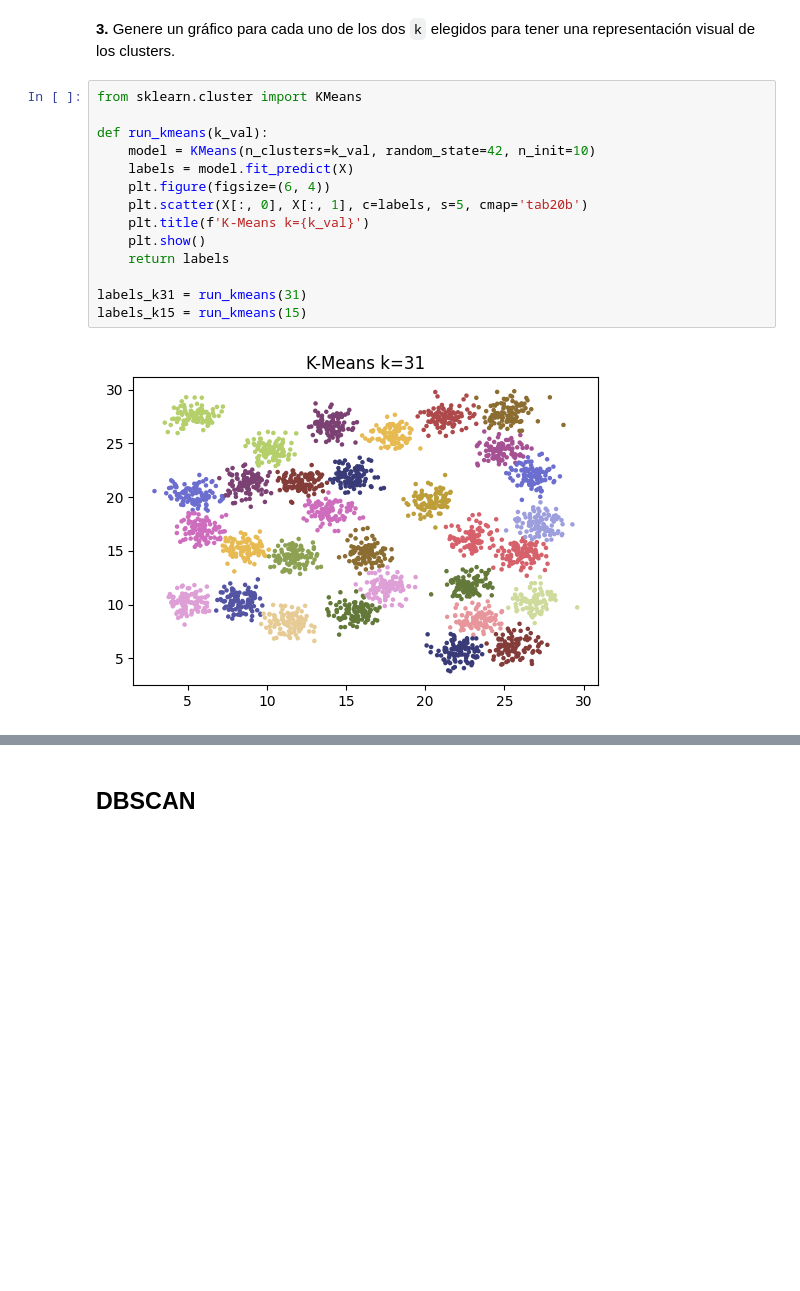
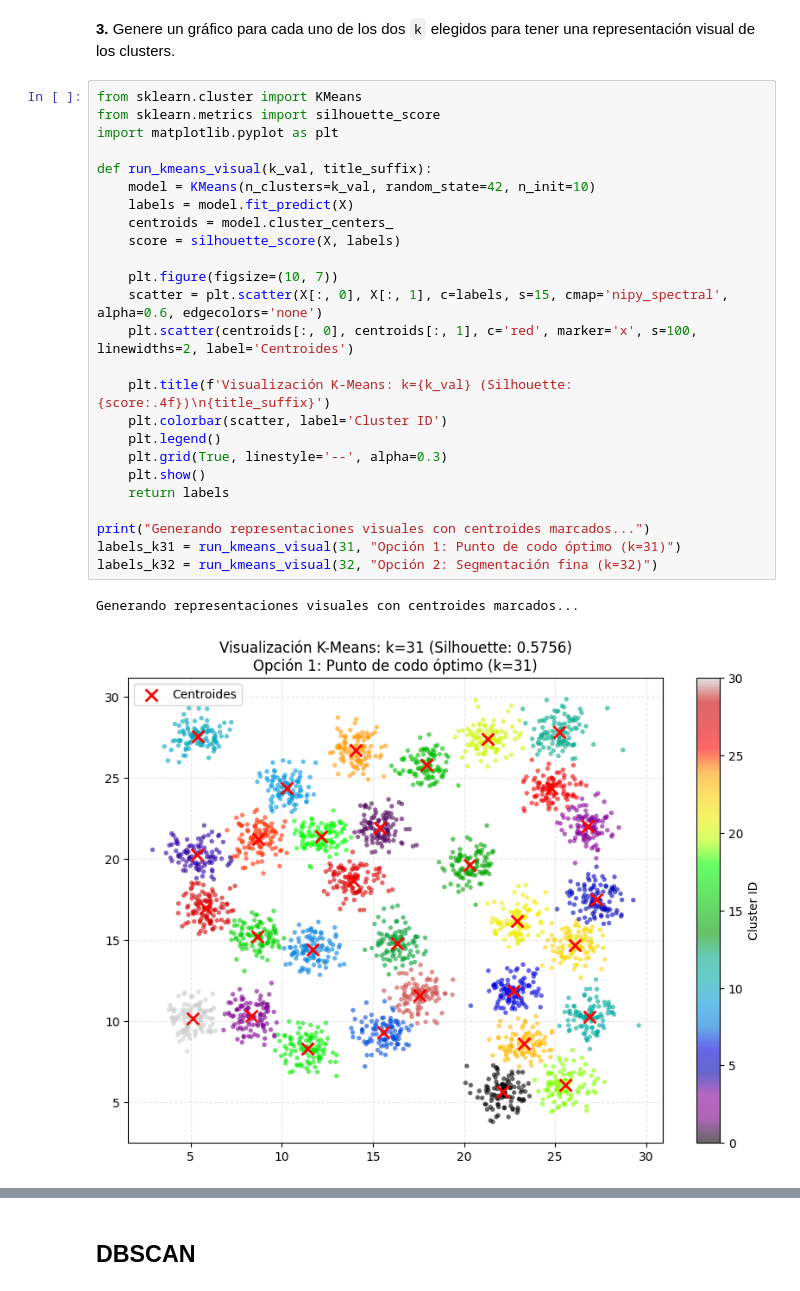
Before and after one commit to ohc7u7/Laboratorio-de-datos, a Jupyter notebook: Laboratorio_de_Datos.ipynb, the cells around one changed output, grey strips where cells are left out. Cells and saved outputs as stored; diff of their text form; blank space fills up the shorter version.

```diff
--- a/Laboratorio_de_Datos.ipynb
+++ b/Laboratorio_de_Datos.ipynb
@@ -77,17 +89,29 @@ plt.show()
 **3.** Genere un gráfico para cada uno de los dos `k` elegidos para tener una representación visual de los clusters.
 # %%
 from sklearn.cluster import KMeans
+from sklearn.metrics import silhouette_score
+import matplotlib.pyplot as plt
 
-def run_kmeans(k_val):
+def run_kmeans_visual(k_val, title_suffix):
     model = KMeans(n_clusters=k_val, random_state=42, n_init=10)
     labels = model.fit_predict(X)
-    plt.figure(figsize=(6, 4))
-    plt.scatter(X[:, 0], X[:, 1], c=labels, s=5, cmap='tab20b')
-    plt.title(f'K-Means k={k_val}')
+    centroids = model.cluster_centers_
+    score = silhouette_score(X, labels)
+
+    plt.figure(figsize=(10, 7))
+    scatter = plt.scatter(X[:, 0], X[:, 1], c=labels, s=15, cmap='nipy_spectral', alpha=0.6, edgecolors='none')
+    plt.scatter(centroids[:, 0], centroids[:, 1], c='red', marker='x', s=100, linewidths=2, label='Centroides')
+
+    plt.title(f'Visualización K-Means: k={k_val} (Silhouette: {score:.4f})\n{title_suffix}')
+    plt.colorbar(scatter, label='Cluster ID')
+    plt.legend()
+    plt.grid(True, linestyle='--', alpha=0.3)
     plt.show()
     return labels
 
-labels_k31 = run_kmeans(31)
-labels_k15 = run_kmeans(15)
+print("Generando representaciones visuales con centroides marcados...")
+labels_k31 = run_kmeans_visual(31, "Opción 1: Punto de codo óptimo (k=31)")
+labels_k32 = run_kmeans_visual(32, "Opción 2: Segmentación fina (k=32)")
 # %% [output]
+Generando representaciones visuales con centroides marcados...
-[figure, old version]
+[figure, new version]
```
Also changed, not shown: parts of 15 cells of this notebook.
